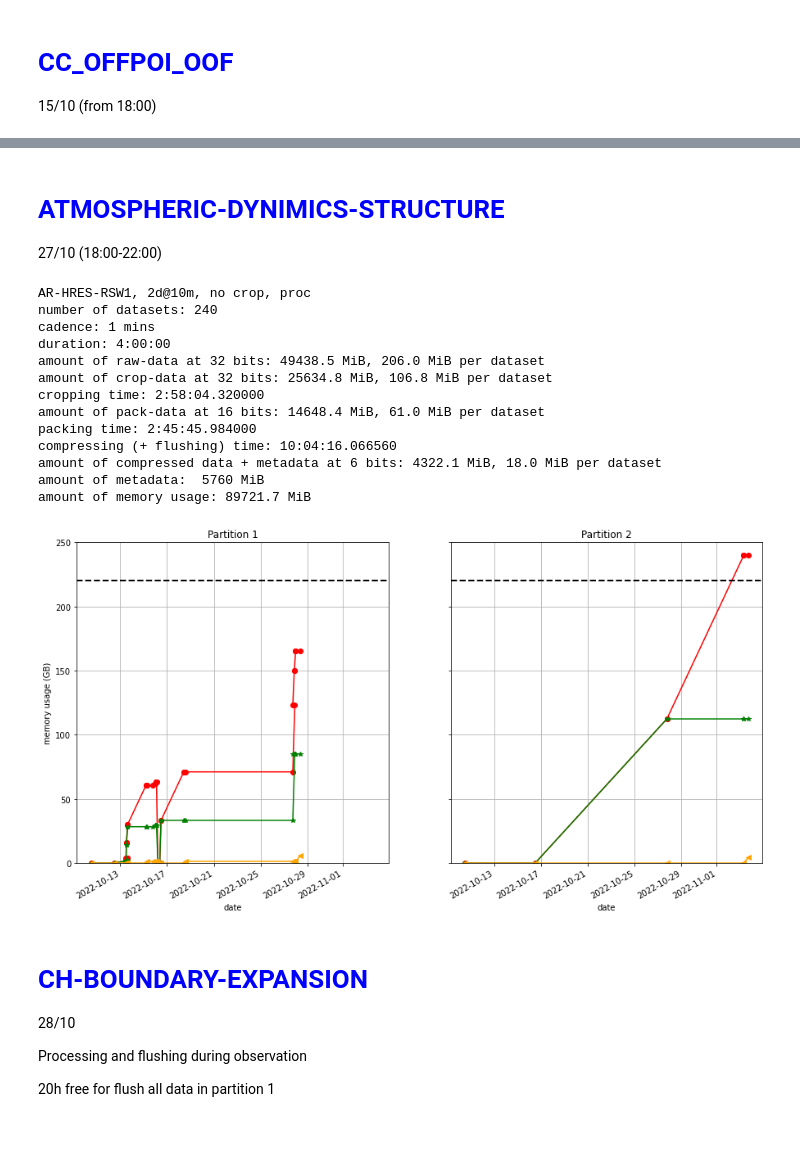
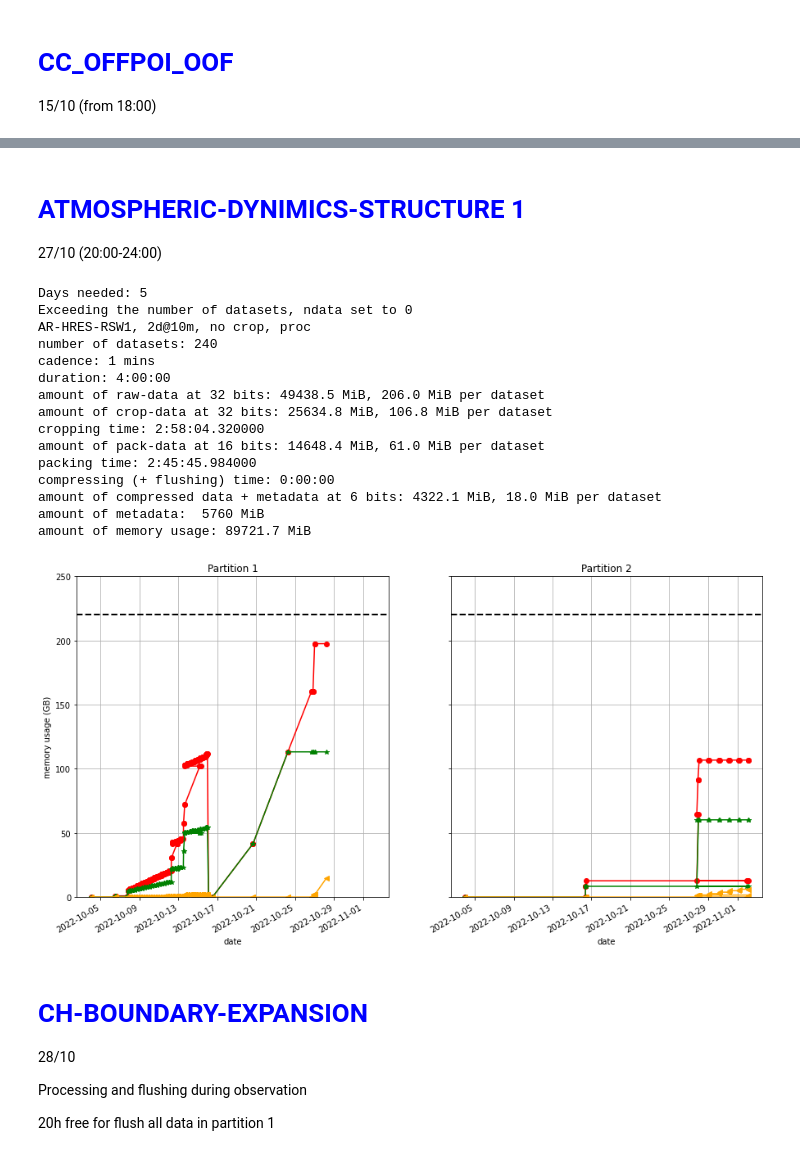
Before and after one commit to dcalc/PHI_TMtool, a Jupyter notebook: NMP1_RSW456.ipynb, the cells around one changed output, grey strips where cells are left out. Cells and saved outputs as stored; diff of their text form; code cells hidden in the pictures.

```diff
--- a/NMP1_RSW456.ipynb
+++ b/NMP1_RSW456.ipynb
@@ -128,6 +184,7 @@ plt.xlabel('date')
 Text(0.5, 0, 'date')
 [figure]
 # %%
+PHI = PHI_MEMORY(DT(2022,10,4,0,0,0))
 TC = 0 # time for cropping
 TP = 0 # time for processing
 TK = 0 # time for packing
@@ -268,0 +444,17 @@ amount of memory usage: 2540.6 MiB
+# %%
+t0 = DT.fromisoformat('2022-10-16T09:00:00')
+# t1 = DT.fromisoformat('2022-10-13T13:00:00')
+i = 2
+
+PO = PHI_MODE('HRT')
+kw = PO.observation(t0,24,cadence=2,shape=(2048,2048,4,6)); PHI.saving(i,**kw)
+# kw = PO.processing(kw['end'],ndata=-1,partialStore=0x00,nout=5,level='raw',); PHI.saving(i,**kw)
+kw = PO.packing(kw['end'],ndata=-1,level='raw'); PHI.saving(i,**kw)
+# kw = PO.compressing(kw['end'],ndata=-1,nbits=6,level='raw.pack'); PHI.saving(i,**kw)
+kw = PO.compressing(DT(2022,11,2,0,0,0),ndata=-1,nbits=6,level='raw.pack'); PHI.saving(i,**kw)
+
+# TC += (PO.proc.end - PO.proc.start).total_seconds()/60/60
+# TF += (PO.compr.end - PO.compr.start).total_seconds()/60/60
+
+printp(PO,label='POLAR, 80 datasets, no crop, proc')
+plot_tot(PHI,ylim=(0,250),time_ord=True)
@@ -369,34 +548,37 @@ amount of memory usage: 228653.0 MiB
 # %% [markdown]
-# <span style="color:blue">ATMOSPHERIC-DYNIMICS-STRUCTURE</span> <br>
-27/10 (18:00-22:00)
+# <span style="color:blue">ATMOSPHERIC-DYNIMICS-STRUCTURE 1</span> <br>
+27/10 (20:00-24:00)
 # %%
-t0 = datetime.datetime.fromisoformat('2022-10-27T18:00:00')
-t1 = datetime.datetime.fromisoformat('2022-10-27T22:00:00')
-i = 1
+t0 = DT.fromisoformat('2022-10-27T20:00:00')
+t1 = DT.fromisoformat('2022-10-28T00:00:00')
+i = 2
 
-AR1 = PHI_MODE('HRT')
-kw = AR1.observation(t0,t1,cadence=1,shape=(2048,1024,4,6)); PHI.saving(i,**kw)
-kw = AR1.cropping(t0,[1024,1024],ndata=-1,level='raw'); PHI.saving(i,**kw)
-kw = AR1.packing(kw['end'],ndata=-1,level='raw.crop',); PHI.saving(i,**kw)
-kw = AR1.compressing(kw['end'],ndata=-1,nbits=6,level='raw.pack'); PHI.saving(i,**kw)
+ADS1 = PHI_MODE('HRT')
+kw = ADS1.observation(t0,t1,cadence=1,shape=(2048,1024,4,6)); PHI.saving(i,**kw)
+kw = ADS1.cropping(t0,[1024,1024],ndata=-1,level='raw'); PHI.saving(i,**kw)
+kw = ADS1.packing(kw['end'],ndata=-1,level='raw.crop',); PHI.saving(i,**kw)
+# kw = ADS1.compressing(kw['end'],ndata=-1,nbits=6,level='raw.pack'); PHI.saving(i,**kw)
 
-printp(AR1,label='AR-HRES-RSW1, 2d@10m, no crop, proc')
+ADS1, kw = flush_many([1100,1100],18,ADS1,DT(2022,10,29,0,0,0),6,-1,'raw.pack',i)
+printp(ADS1,label='AR-HRES-RSW1, 2d@10m, no crop, proc')
 plot_tot(PHI,ylim=(0,250))
 # %% [output]
+Days needed: 5
+Exceeding the number of datasets, ndata set to 0
 AR-HRES-RSW1, 2d@10m, no crop, proc
 number of datasets: 240
 cadence: 1 mins
 duration: 4:00:00
 amount of raw-data at 32 bits: 49438.5 MiB, 206.0 MiB per dataset
 amount of crop-data at 32 bits: 25634.8 MiB, 106.8 MiB per dataset
 cropping time: 2:58:04.320000
 amount of pack-data at 16 bits: 14648.4 MiB, 61.0 MiB per dataset
 packing time: 2:45:45.984000
-compressing (+ flushing) time: 10:04:16.066560
+compressing (+ flushing) time: 0:00:00
 amount of compressed data + metadata at 6 bits: 4322.1 MiB, 18.0 MiB per dataset
 amount of metadata:  5760 MiB
 amount of memory usage: 89721.7 MiB
-[figure, old version]
+[figure, new version]
 # %% [markdown]
 # <span style="color:blue">CH-BOUNDARY-EXPANSION</span> <br>
 28/10
```
Also changed, not shown: parts of 49 cells of this notebook, 2 other files.
